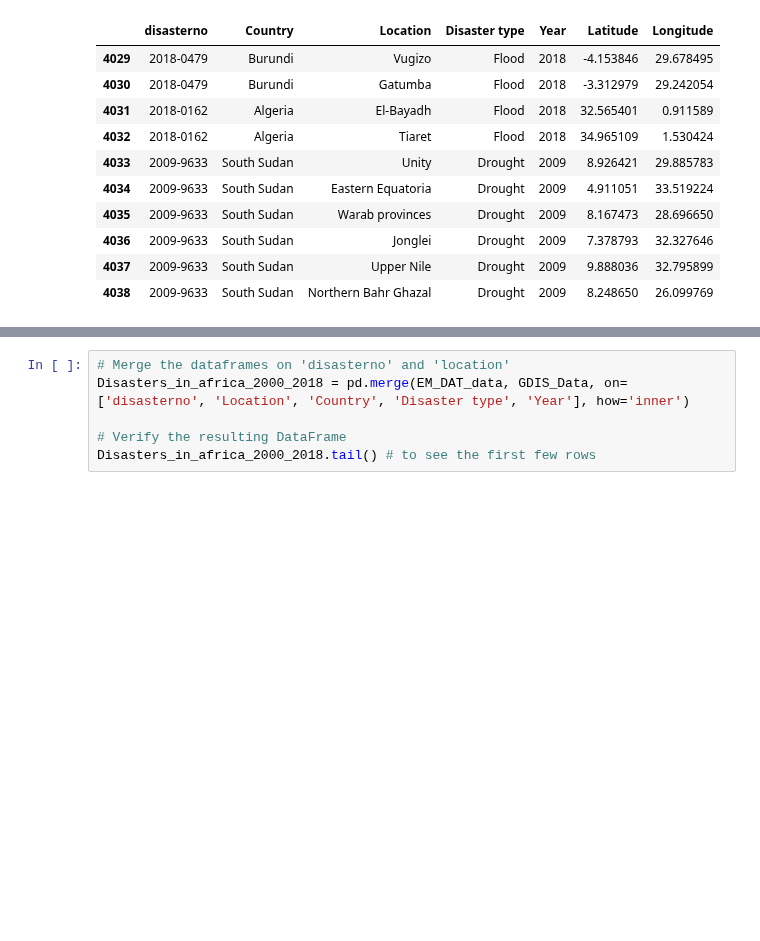
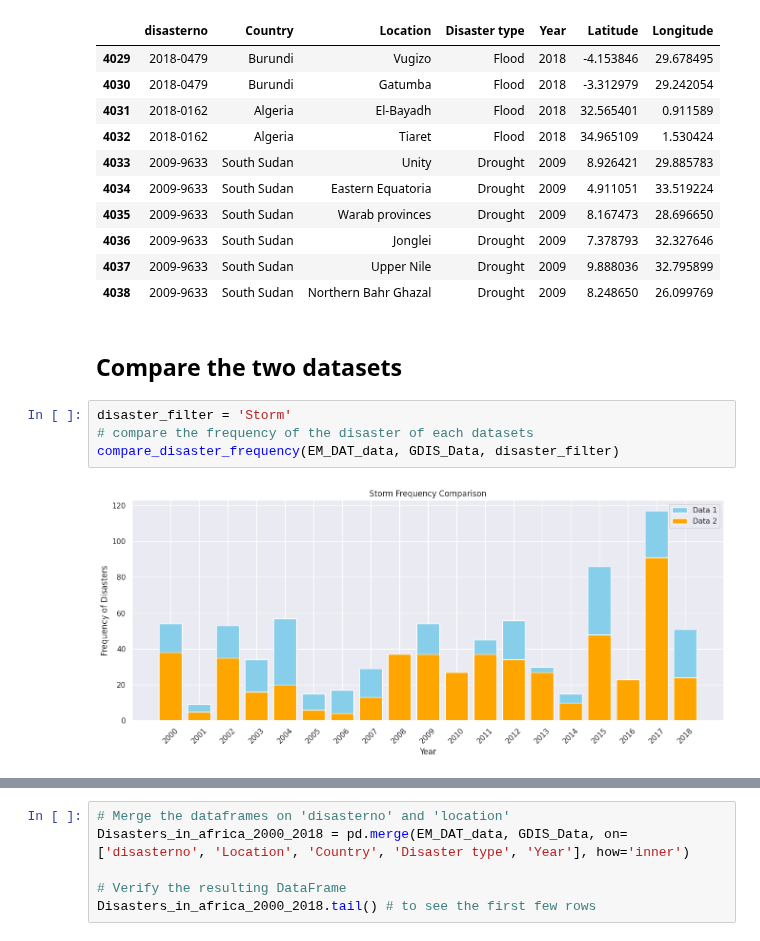
Before and after one commit to 0xpix/CERI-Project, a Jupyter notebook: notebooks/EDA.ipynb, the cells around one changed output, grey strips where cells are left out. Saved outputs shown, nothing was run; the diff lists cells and outputs as text; blank space fills up the shorter version.

```diff
--- a/notebooks/EDA.ipynb
+++ b/notebooks/EDA.ipynb
@@ -446,3 +446,11 @@ GDIS_Data.tail(10) # Display the last 10 rows of the processed data
 | 4036 | 2009-9633 | South Sudan | Jonglei | Drought | 2009 | 7.378793 | 32.327646 |
 | 4037 | 2009-9633 | South Sudan | Upper Nile | Drought | 2009 | 9.888036 | 32.795899 |
 | 4038 | 2009-9633 | South Sudan | Northern Bahr Ghazal | Drought | 2009 | 8.248650 | 26.099769 |
+# %% [markdown]
+## Compare the two datasets
+# %%
+disaster_filter = 'Storm'
+# compare the frequency of the disaster of each datasets
+compare_disaster_frequency(EM_DAT_data, GDIS_Data, disaster_filter)
+# %% [output]
+[figure, added]
```
Also changed, not shown: parts of 35 cells of this notebook.
